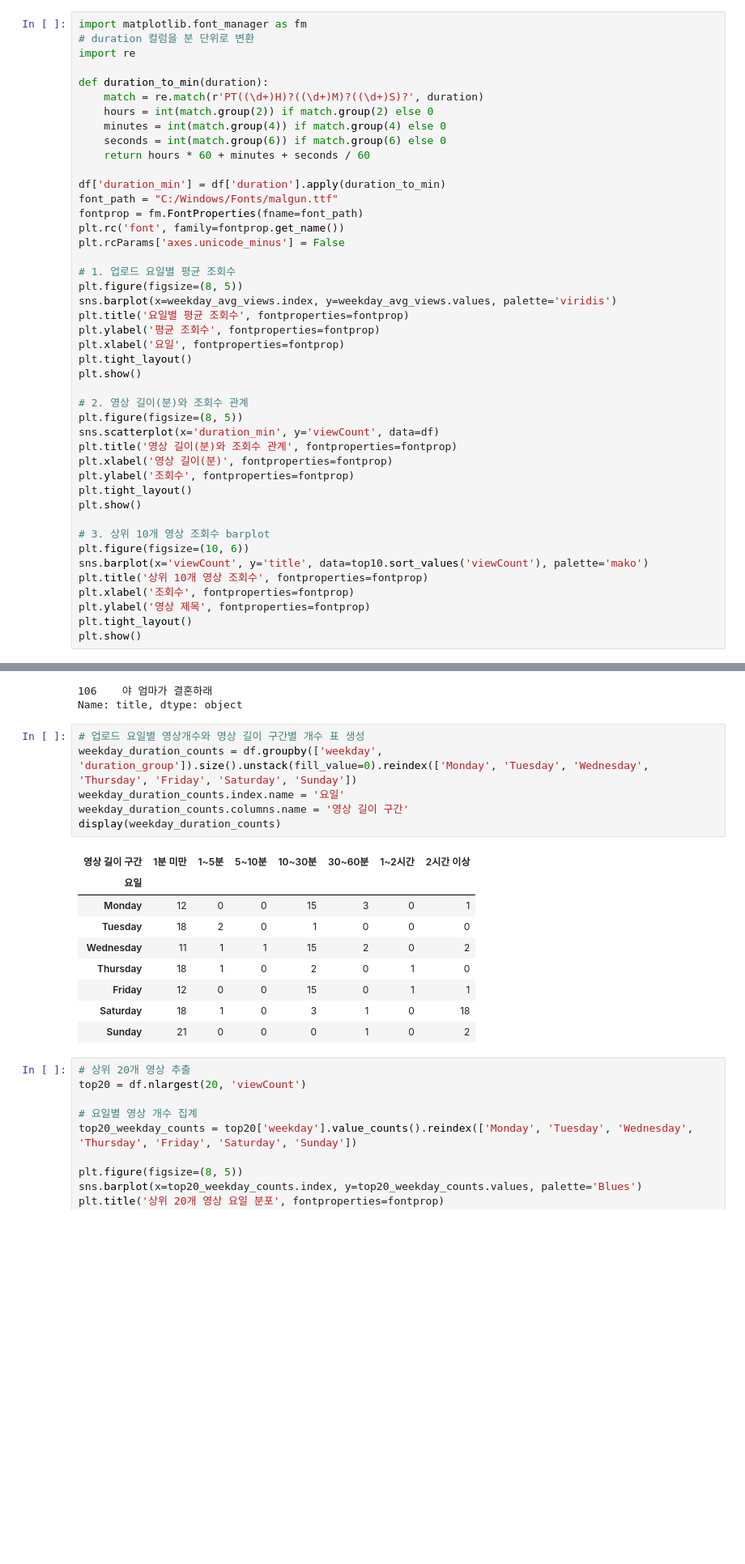
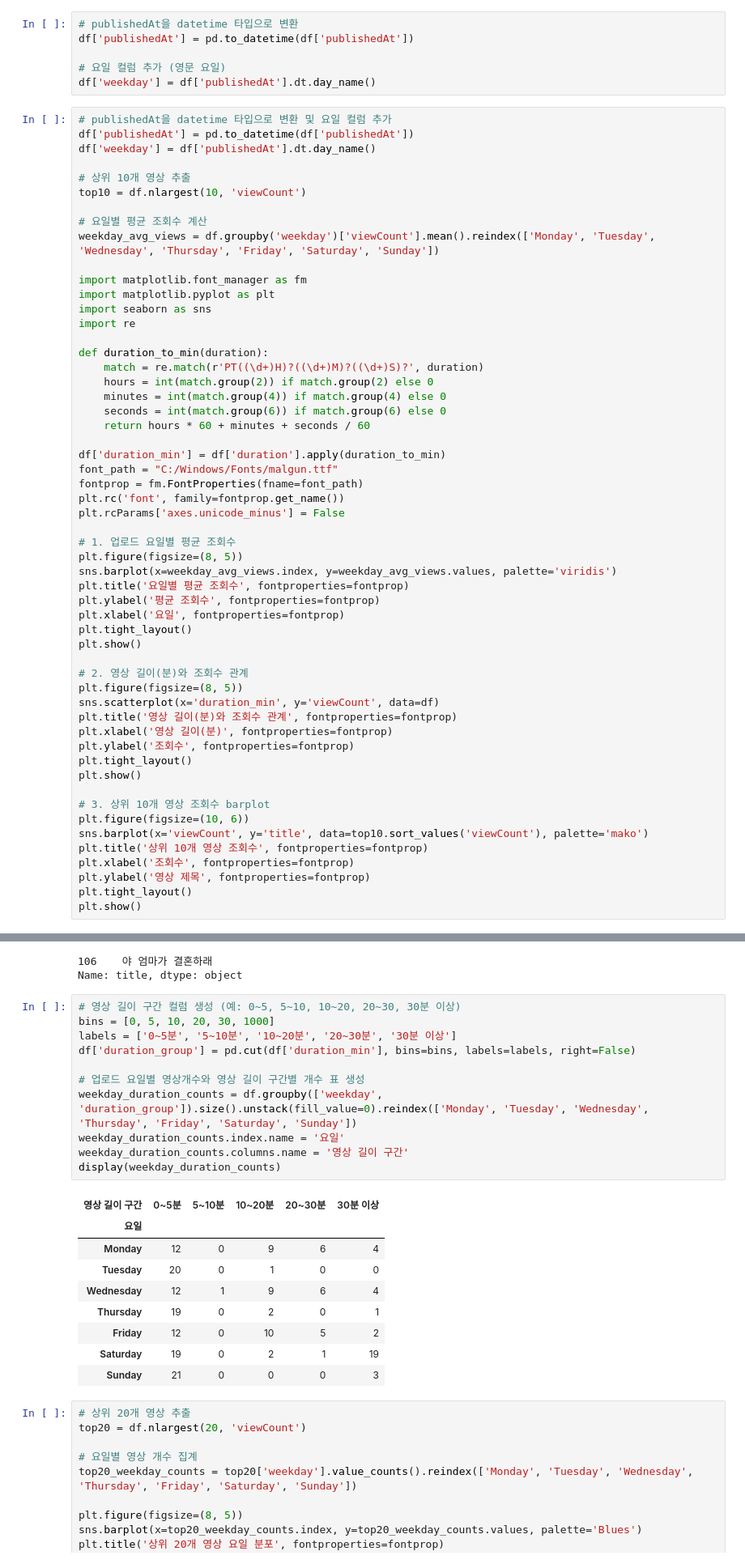
Before and after one commit to blessing1818/youtube, a Jupyter notebook: jin.ipynb, the cells around one changed output, grey strips where cells are left out. Shown at 81% size. Cells and saved outputs as stored; diff of their text form; blank space fills up the shorter version.

```diff
--- a/jin.ipynb
+++ b/jin.ipynb
@@ -66,9 +66,26 @@ df
 | 198 | czFLlXb-G9g | 동갑내기 부부의 리얼 밥상 모먼트│돌디밥 ep1 | 2025-04-21T09:00:50Z | 152611 | 3019 | 306 | PT27M32S |
 | 199 | CcQ4HgjUp4o | 진돌아 미술계에 뺏길뻔한 체육계의 인재를 본래의 진로로 돌려... | 2025-04-20T06:00:09Z | 130566 | 2520 | 44 | PT51S |
 200 rows × 7 columns
+# %%
+# publishedAt을 datetime 타입으로 변환
+df['publishedAt'] = pd.to_datetime(df['publishedAt'])
+
+# 요일 컬럼 추가 (영문 요일)
+df['weekday'] = df['publishedAt'].dt.day_name()
 # %%
+# publishedAt을 datetime 타입으로 변환 및 요일 컬럼 추가
+df['publishedAt'] = pd.to_datetime(df['publishedAt'])
+df['weekday'] = df['publishedAt'].dt.day_name()
+
+# 상위 10개 영상 추출
+top10 = df.nlargest(10, 'viewCount')
+
+# 요일별 평균 조회수 계산
+weekday_avg_views = df.groupby('weekday')['viewCount'].mean().reindex(['Monday', 'Tuesday', 'Wednesday', 'Thursday', 'Friday', 'Saturday', 'Sunday'])
+
 import matplotlib.font_manager as fm
-# duration 컬럼을 분 단위로 변환
+import matplotlib.pyplot as plt
+import seaborn as sns
 import re
 
 def duration_to_min(duration):
@@ -262,21 +279,26 @@ df[df['hour'] == 4]['title']
 106    야 엄마가 결혼하래
 Name: title, dtype: object
 # %%
+# 영상 길이 구간 컬럼 생성 (예: 0~5, 5~10, 10~20, 20~30, 30분 이상)
+bins = [0, 5, 10, 20, 30, 1000]
+labels = ['0~5분', '5~10분', '10~20분', '20~30분', '30분 이상']
+df['duration_group'] = pd.cut(df['duration_min'], bins=bins, labels=labels, right=False)
+
 # 업로드 요일별 영상개수와 영상 길이 구간별 개수 표 생성
 weekday_duration_counts = df.groupby(['weekday', 'duration_group']).size().unstack(fill_value=0).reindex(['Monday', 'Tuesday', 'Wednesday', 'Thursday', 'Friday', 'Saturday', 'Sunday'])
 weekday_duration_counts.index.name = '요일'
 weekday_duration_counts.columns.name = '영상 길이 구간'
 display(weekday_duration_counts)
 # %% [output]
-| 영상 길이 구간 | 1분 미만 | 1~5분 | 5~10분 | 10~30분 | 30~60분 | 1~2시간 | 2시간 이상 |
-| 요일 |  |  |  |  |  |  |  |
-| Monday | 12 | 0 | 0 | 15 | 3 | 0 | 1 |
-| Tuesday | 18 | 2 | 0 | 1 | 0 | 0 | 0 |
-| Wednesday | 11 | 1 | 1 | 15 | 2 | 0 | 2 |
-| Thursday | 18 | 1 | 0 | 2 | 0 | 1 | 0 |
-| Friday | 12 | 0 | 0 | 15 | 0 | 1 | 1 |
-| Saturday | 18 | 1 | 0 | 3 | 1 | 0 | 18 |
-| Sunday | 21 | 0 | 0 | 0 | 1 | 0 | 2 |
+| 영상 길이 구간 | 0~5분 | 5~10분 | 10~20분 | 20~30분 | 30분 이상 |
+| 요일 |  |  |  |  |  |
+| Monday | 12 | 0 | 9 | 6 | 4 |
+| Tuesday | 20 | 0 | 1 | 0 | 0 |
+| Wednesday | 12 | 1 | 9 | 6 | 4 |
+| Thursday | 19 | 0 | 2 | 0 | 1 |
+| Friday | 12 | 0 | 10 | 5 | 2 |
+| Saturday | 19 | 0 | 2 | 1 | 19 |
+| Sunday | 21 | 0 | 0 | 0 | 3 |
 # %%
 # 상위 20개 영상 추출
 top20 = df.nlargest(20, 'viewCount')
```
Also changed, not shown: parts of 16 cells of this notebook, 1 other file.
